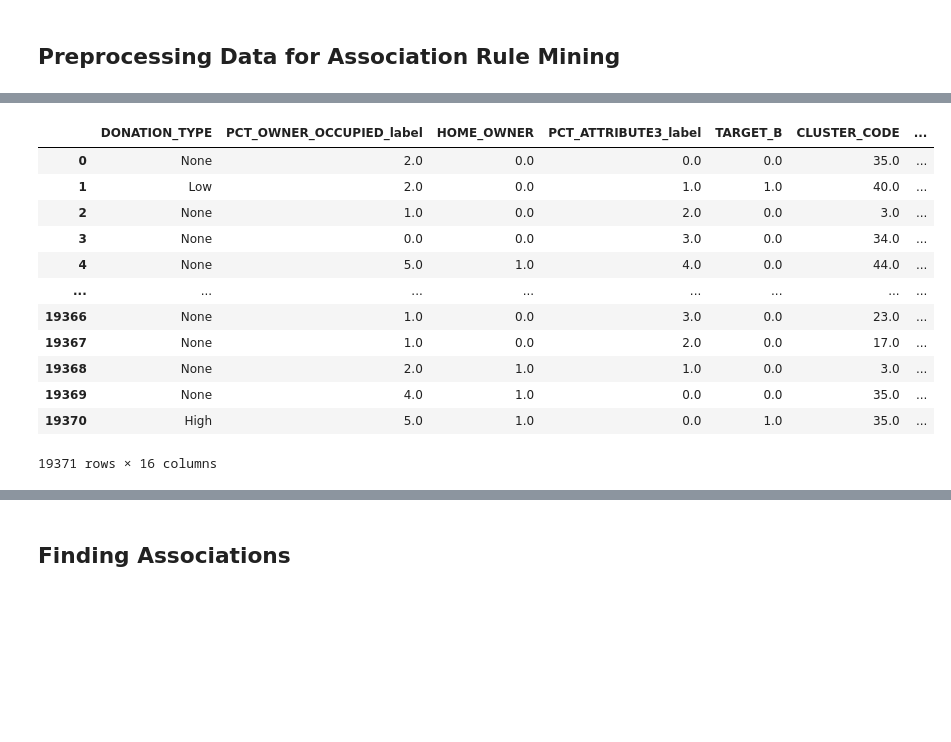
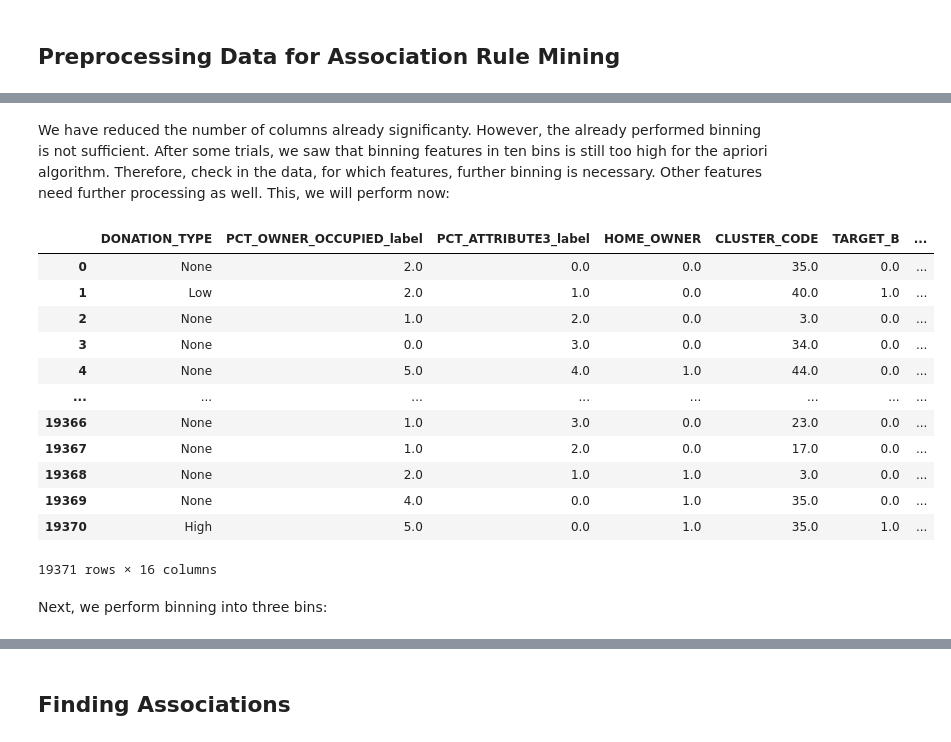
Before and after one commit to jlp237/ml_project, a Jupyter notebook: AA_202021_Project.ipynb, the cells around one changed output, grey strips where cells are left out. Cells and saved outputs as stored; diff of their text form; code cells hidden in the pictures; blank space fills up the shorter version.

```diff
--- a/AA_202021_Project.ipynb
+++ b/AA_202021_Project.ipynb
@@ -2048,51 +2033,47 @@ display(RM_transformed_data)
 19371 rows × 16 columns
+# %% [markdown]
+We have reduced the number of columns already significanty. However, the already performed binning is not sufficient. After some trials, we saw that binning features in ten bins is still too high for the apriori algorithm. Therefore, check in the data, for which features, further binning is necessary. Other features need further processing as well. This, we will perform now:
 # %%
+# Devide in binning and seperate transformation:
 features_not_to_bin = ['TARGET_B', 'DONATION_TYPE', 'HOME_OWNER', 'DONOR_GENDER_RM', 'PUBLISHED_PHONE']
 features_seperate = ['SES',  'OVERLAY_SOURCE', 'PCT_ATTRIBUTE1', 'DGE_newEnc'\
                          ]#'RECENCY_STATUS_96NK', 'RECENT_STAR_STATUS', 'WEALTH_RATING', 'MOR_HIT_RATE', 'PUBLISHED_PHONE']
 features_to_bin = list(set(RM_features)-set(features_not_to_bin)-set(features_seperate))
 
 # Backtransform DONATION_TYPE and create new compressed target:
 RM_transformed_data["DONATION_TYPE"] = DT_LaEnc.inverse_transform(RM_transformed_data["DONATION_TYPE"].astype('int32'))
-
 def convert_DT(x):
     if x=='?':
         return 'None'
     if x=='A' or x=='B':
         return 'High'
     else:
         return 'Low'
 RM_transformed_data.DONATION_TYPE = RM_transformed_data["DONATION_TYPE"].apply(convert_DT)
 
-# Deal with two extraordinaly features:
-#RM_transformed_data["time since last response"] = RM_transformed_data["time since last response"].apply(lambda x: 'high' if x>0 else 'low')
+# Deal with extraordinaly features:
 RM_transformed_data["DONOR_GENDER_RM"] = RM_transformed_data["DGE_newEnc"].apply(lambda x: 'F' if x==1 else ('M' if x==0 else 'U'))
-#RM_transformed_data["MOR_HIT_RATE_RM"] = RM_transformed_data["MOR_HIT_RATE"].apply(lambda x: 'low' if x==0 else 'high')
 RM_transformed_data["SES_RM"] = RM_transformed_data["SES"].apply(lambda x: 'low' if x==0 else 'high')
 RM_transformed_data["PCT_ATTRIBUTE1_RM"] = RM_transformed_data["PCT_ATTRIBUTE1"].apply(lambda x: 'low' if x==0 else 'high')
-#RM_transformed_data["OVERLAY_SOURCE_RM"] = RM_transformed_data["OVERLAY_SOURCE"].apply(lambda x: 'low' if x==0 else 'high')
-#RM_transformed_data["RECENT_STAR_STATUS_RM"] = RM_transformed_data["RECENT_STAR_STATUS"].apply(lambda x: 'low' if x==0 else 'high')
-#RM_transformed_data["HIGH_WEALTH_RATING_RM"] = RM_transformed_data["WEALTH_RATING"].apply(lambda x: 1 if x==9 else 0)
-#RM_transformed_data["RECENCY_STATUS_96NK_RM"] = RM_transformed_data["RECENCY_STATUS_96NK"].apply(lambda x: 'low' if x==1 else 'high')
-RM_transformed_data = RM_transformed_data.drop([  "PCT_ATTRIBUTE1", \
-                                                  "SES", "DGE_newEnc", \
-                                                ], axis=1)#"MOR_HIT_RATE", "OVERLAY_SOURCE", "RECENT_STAR_STATUS", "RECENCY_STATUS_96NK", "WEALTH_RATING",
+RM_transformed_data = RM_transformed_data.drop([  "PCT_ATTRIBUTE1", "SES", "DGE_newEnc"], axis=1)
 
 RM_transformed_data
 # %% [output]
-|  | DONATION_TYPE | PCT_OWNER_OCCUPIED_label | HOME_OWNER | PCT_ATTRIBUTE3_label | TARGET_B | CLUSTER_CODE | ... |
-| 0 | None | 2.0 | 0.0 | 0.0 | 0.0 | 35.0 | ... |
-| 1 | Low | 2.0 | 0.0 | 1.0 | 1.0 | 40.0 | ... |
-| 2 | None | 1.0 | 0.0 | 2.0 | 0.0 | 3.0 | ... |
-| 3 | None | 0.0 | 0.0 | 3.0 | 0.0 | 34.0 | ... |
-| 4 | None | 5.0 | 1.0 | 4.0 | 0.0 | 44.0 | ... |
+|  | DONATION_TYPE | PCT_OWNER_OCCUPIED_label | PCT_ATTRIBUTE3_label | HOME_OWNER | CLUSTER_CODE | TARGET_B | ... |
+| 0 | None | 2.0 | 0.0 | 0.0 | 35.0 | 0.0 | ... |
+| 1 | Low | 2.0 | 1.0 | 0.0 | 40.0 | 1.0 | ... |
+| 2 | None | 1.0 | 2.0 | 0.0 | 3.0 | 0.0 | ... |
+| 3 | None | 0.0 | 3.0 | 0.0 | 34.0 | 0.0 | ... |
+| 4 | None | 5.0 | 4.0 | 1.0 | 44.0 | 0.0 | ... |
 | ... | ... | ... | ... | ... | ... | ... | ... |
-| 19366 | None | 1.0 | 0.0 | 3.0 | 0.0 | 23.0 | ... |
-| 19367 | None | 1.0 | 0.0 | 2.0 | 0.0 | 17.0 | ... |
-| 19368 | None | 2.0 | 1.0 | 1.0 | 0.0 | 3.0 | ... |
-| 19369 | None | 4.0 | 1.0 | 0.0 | 0.0 | 35.0 | ... |
-| 19370 | High | 5.0 | 1.0 | 0.0 | 1.0 | 35.0 | ... |
+| 19366 | None | 1.0 | 3.0 | 0.0 | 23.0 | 0.0 | ... |
+| 19367 | None | 1.0 | 2.0 | 0.0 | 17.0 | 0.0 | ... |
+| 19368 | None | 2.0 | 1.0 | 1.0 | 3.0 | 0.0 | ... |
+| 19369 | None | 4.0 | 0.0 | 1.0 | 35.0 | 0.0 | ... |
+| 19370 | High | 5.0 | 0.0 | 1.0 | 35.0 | 1.0 | ... |
 19371 rows × 16 columns
+# %% [markdown]
+Next, we perform binning into three bins:
 # %%
 RM_quantiles_list = [0, 1./3., 2./3., 1.0]
 RM_quantile_labels = [0, 1, 2]
```
Also changed, not shown: parts of 45 cells of this notebook.
